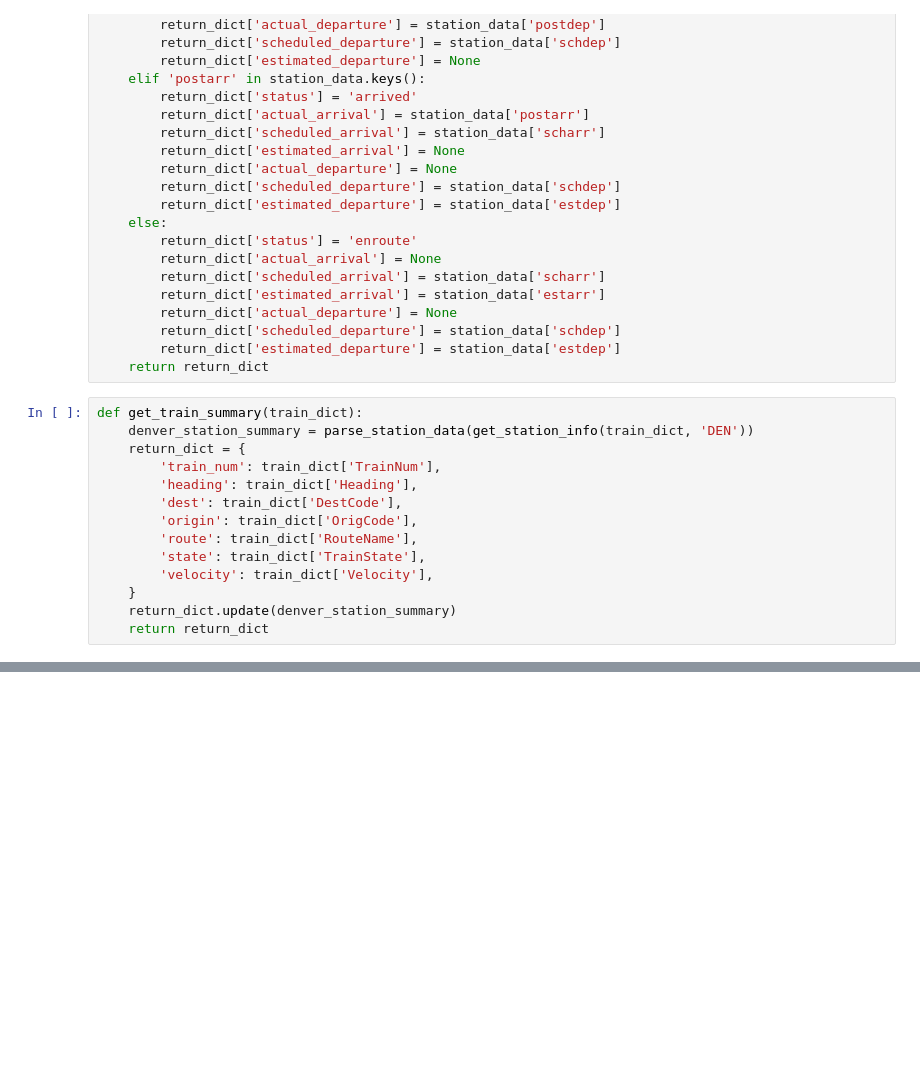
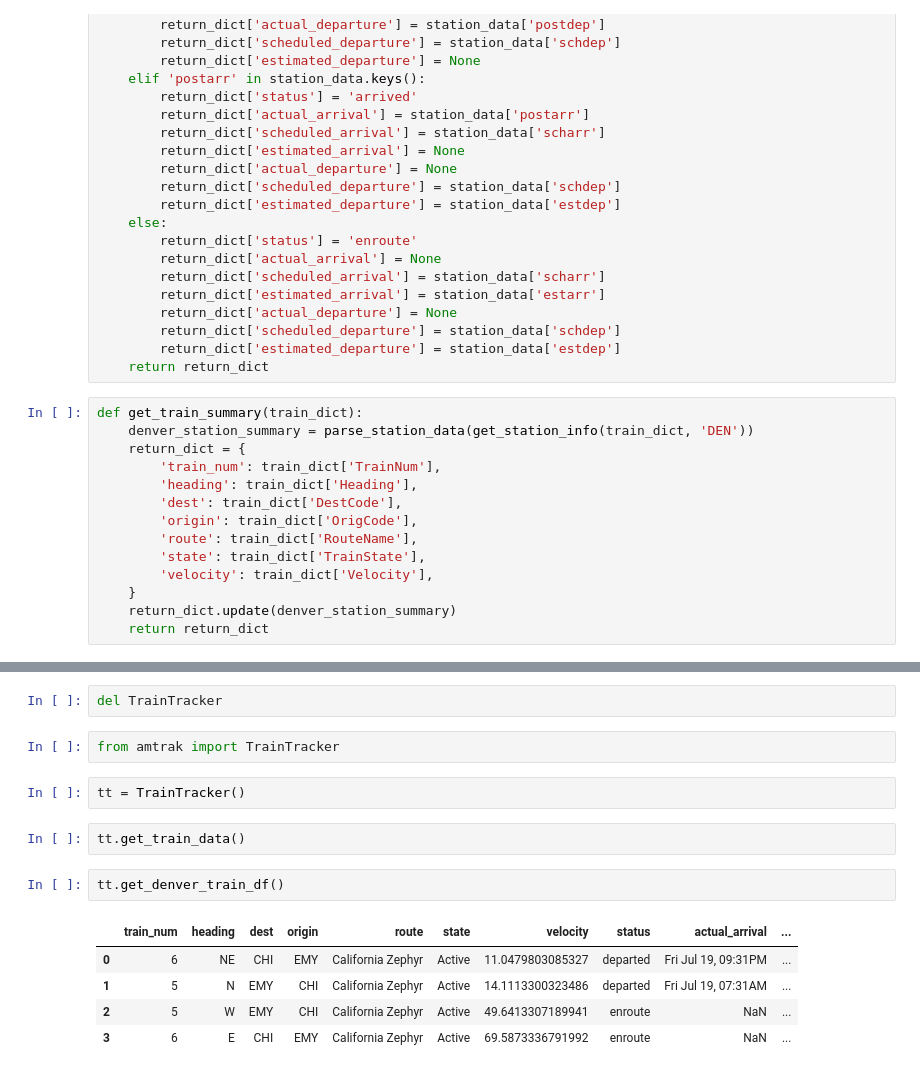
Before and after one commit to brasich/train-outside, a Jupyter notebook: amtrak-scratch.ipynb, the cells around one changed output, grey strips where cells are left out. Drawn from its saved outputs; the diff is of its cells as text; blank space fills up the shorter version.

```diff
--- a/amtrak-scratch.ipynb
+++ b/amtrak-scratch.ipynb
@@ -145,0 +215,16 @@ train_df
+# %%
+del TrainTracker
+# %%
+from amtrak import TrainTracker
+# %%
+tt = TrainTracker()
+# %%
+tt.get_train_data()
+# %%
+tt.get_denver_train_df()
+# %% [output]
+|  | train_num | heading | dest | origin | route | state | velocity | status | actual_arrival | ... |
+| 0 | 6 | NE | CHI | EMY | California Zephyr | Active | 11.0479803085327 | departed | Fri Jul 19, 09:31PM | ... |
+| 1 | 5 | N | EMY | CHI | California Zephyr | Active | 14.1113300323486 | departed | Fri Jul 19, 07:31AM | ... |
+| 2 | 5 | W | EMY | CHI | California Zephyr | Active | 49.6413307189941 | enroute | NaN | ... |
+| 3 | 6 | E | CHI | EMY | California Zephyr | Active | 69.5873336791992 | enroute | NaN | ... |
```
Also changed, not shown: parts of 8 cells of this notebook, 5 other files.
